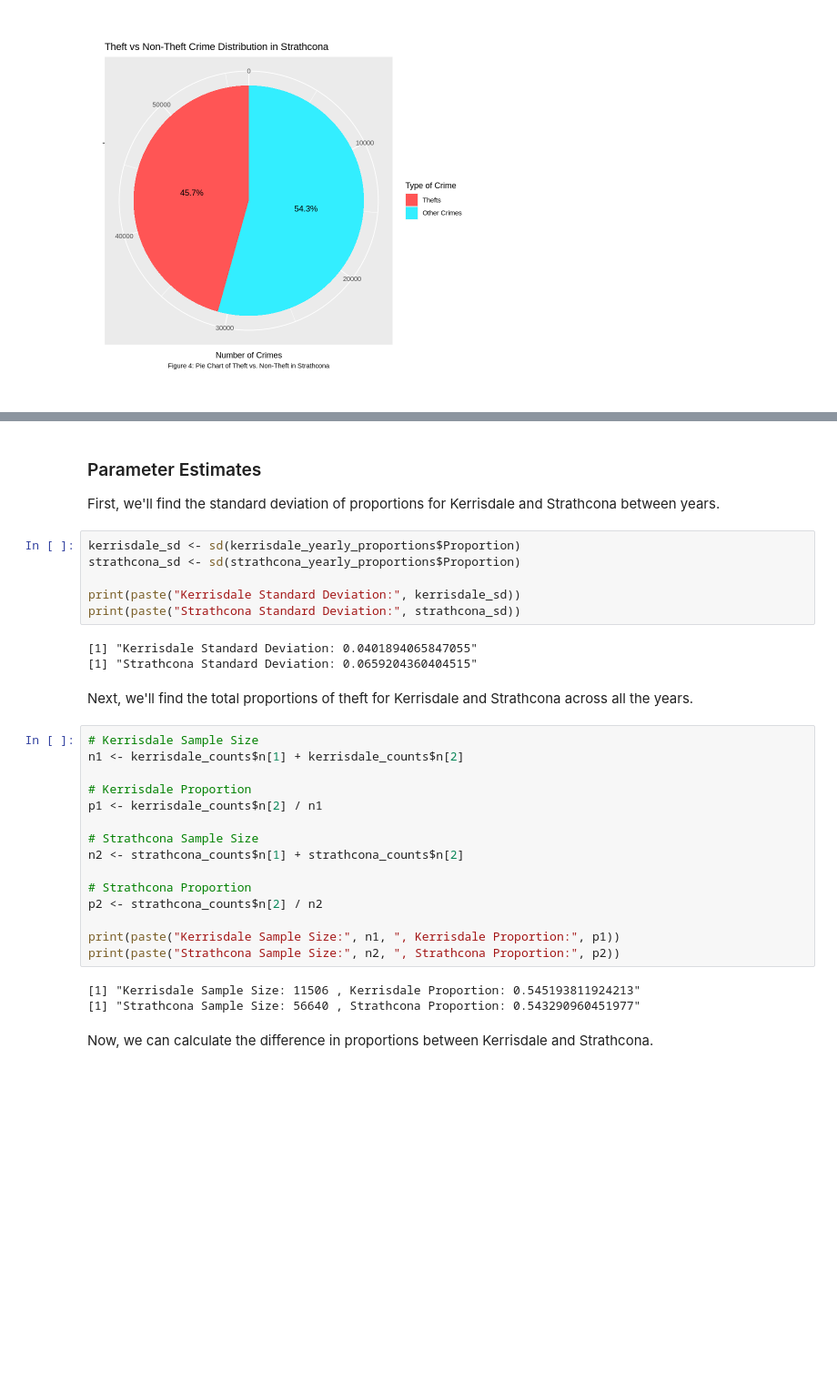
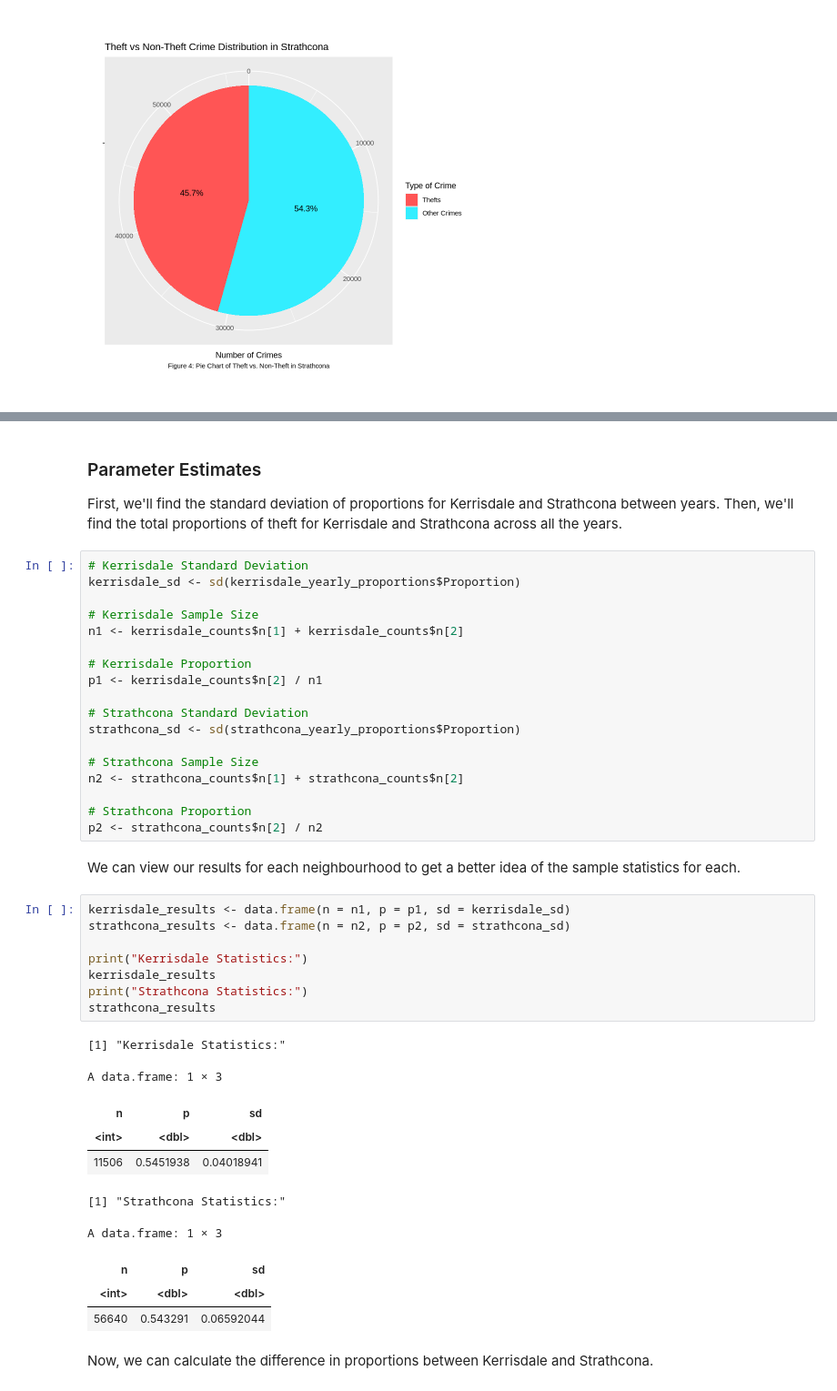
Before and after one commit to emilywang0/stat201-project-group13, a Jupyter notebook: Proposal.ipynb, the cells around one changed output, grey strips where cells are left out. Shown at 91% size. Saved outputs shown, nothing was run; the diff lists cells and outputs as text; blank space fills up the shorter version.

```diff
--- a/Proposal.ipynb
+++ b/Proposal.ipynb
@@ -285,36 +269,46 @@ A grouped_df: 21 × 4
 # %% [markdown]
 ### Parameter Estimates
 
-First, we'll find the standard deviation of proportions for Kerrisdale and Strathcona between years.
+First, we'll find the standard deviation of proportions for Kerrisdale and Strathcona between years. Then, we'll find the total proportions of theft for Kerrisdale and Strathcona across all the years.
-# %%
-kerrisdale_sd <- sd(kerrisdale_yearly_proportions$Proportion)
-strathcona_sd <- sd(strathcona_yearly_proportions$Proportion)
-
-print(paste("Kerrisdale Standard Deviation:", kerrisdale_sd))
-print(paste("Strathcona Standard Deviation:", strathcona_sd))
-# %% [output]
-[1] "Kerrisdale Standard Deviation: 0.0401894065847055"
-[1] "Strathcona Standard Deviation: 0.0659204360404515"
-# %% [markdown]
-Next, we'll find the total proportions of theft for Kerrisdale and Strathcona across all the years.
 # %%
+# Kerrisdale Standard Deviation
+kerrisdale_sd <- sd(kerrisdale_yearly_proportions$Proportion)
+
 # Kerrisdale Sample Size
 n1 <- kerrisdale_counts$n[1] + kerrisdale_counts$n[2]
 
 # Kerrisdale Proportion
 p1 <- kerrisdale_counts$n[2] / n1
 
+# Strathcona Standard Deviation
+strathcona_sd <- sd(strathcona_yearly_proportions$Proportion)
+
 # Strathcona Sample Size
 n2 <- strathcona_counts$n[1] + strathcona_counts$n[2]
 
 # Strathcona Proportion
 p2 <- strathcona_counts$n[2] / n2
-
-print(paste("Kerrisdale Sample Size:", n1, ", Kerrisdale Proportion:", p1))
-print(paste("Strathcona Sample Size:", n2, ", Strathcona Proportion:", p2))
-# %% [output]
-[1] "Kerrisdale Sample Size: 11506 , Kerrisdale Proportion: 0.545193811924213"
-[1] "Strathcona Sample Size: 56640 , Strathcona Proportion: 0.543290960451977"
+# %% [markdown]
+We can view our results for each neighbourhood to get a better idea of the sample statistics for each.
+# %%
+kerrisdale_results <- data.frame(n = n1, p = p1, sd = kerrisdale_sd)
+strathcona_results <- data.frame(n = n2, p = p2, sd = strathcona_sd)
+
+print("Kerrisdale Statistics:")
+kerrisdale_results
+print("Strathcona Statistics:")
+strathcona_results
+# %% [output]
+[1] "Kerrisdale Statistics:"
+A data.frame: 1 × 3
+| n | p | sd |
+| <int> | <dbl> | <dbl> |
+| 11506 | 0.5451938 | 0.04018941 |
+[1] "Strathcona Statistics:"
+A data.frame: 1 × 3
+| n | p | sd |
+| <int> | <dbl> | <dbl> |
+| 56640 | 0.543291 | 0.06592044 |
 # %% [markdown]
 Now, we can calculate the difference in proportions between Kerrisdale and Strathcona.
 # %%
```
Also changed, not shown: parts of 7 cells of this notebook.
